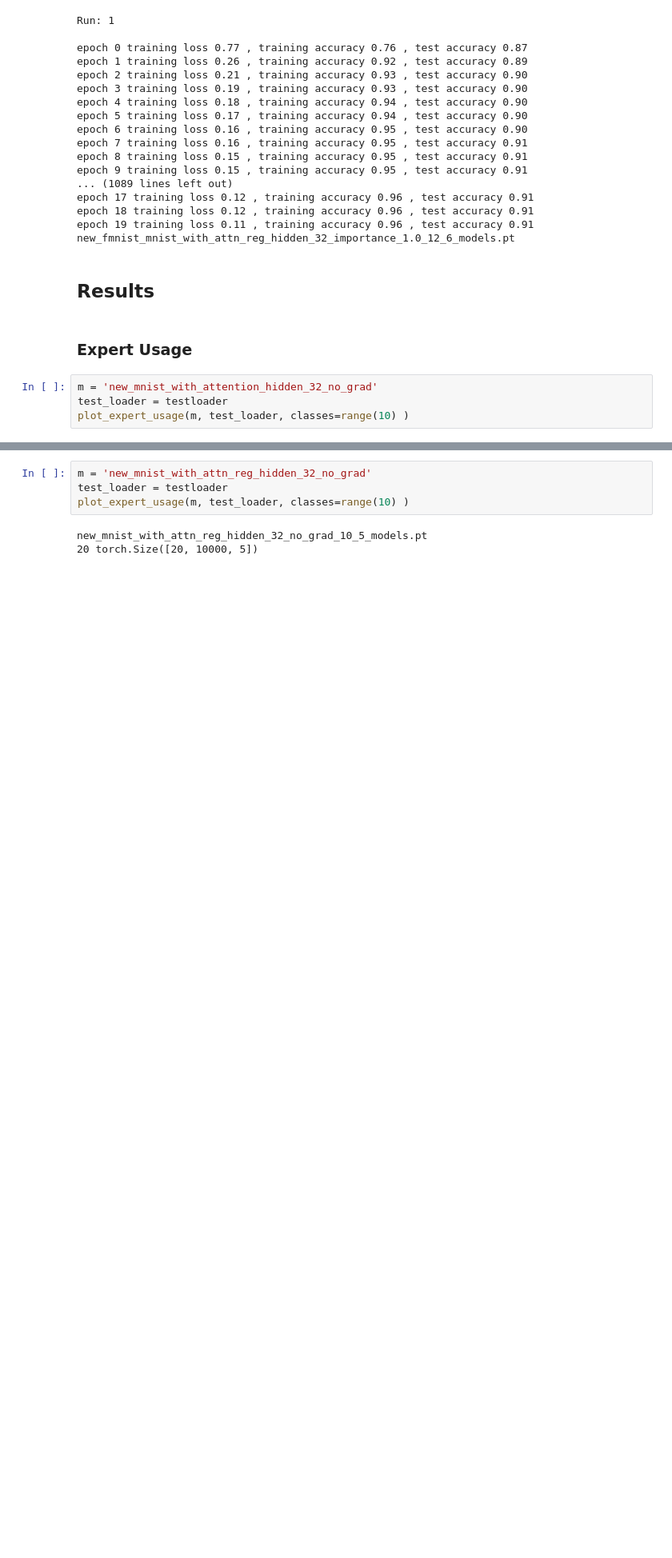
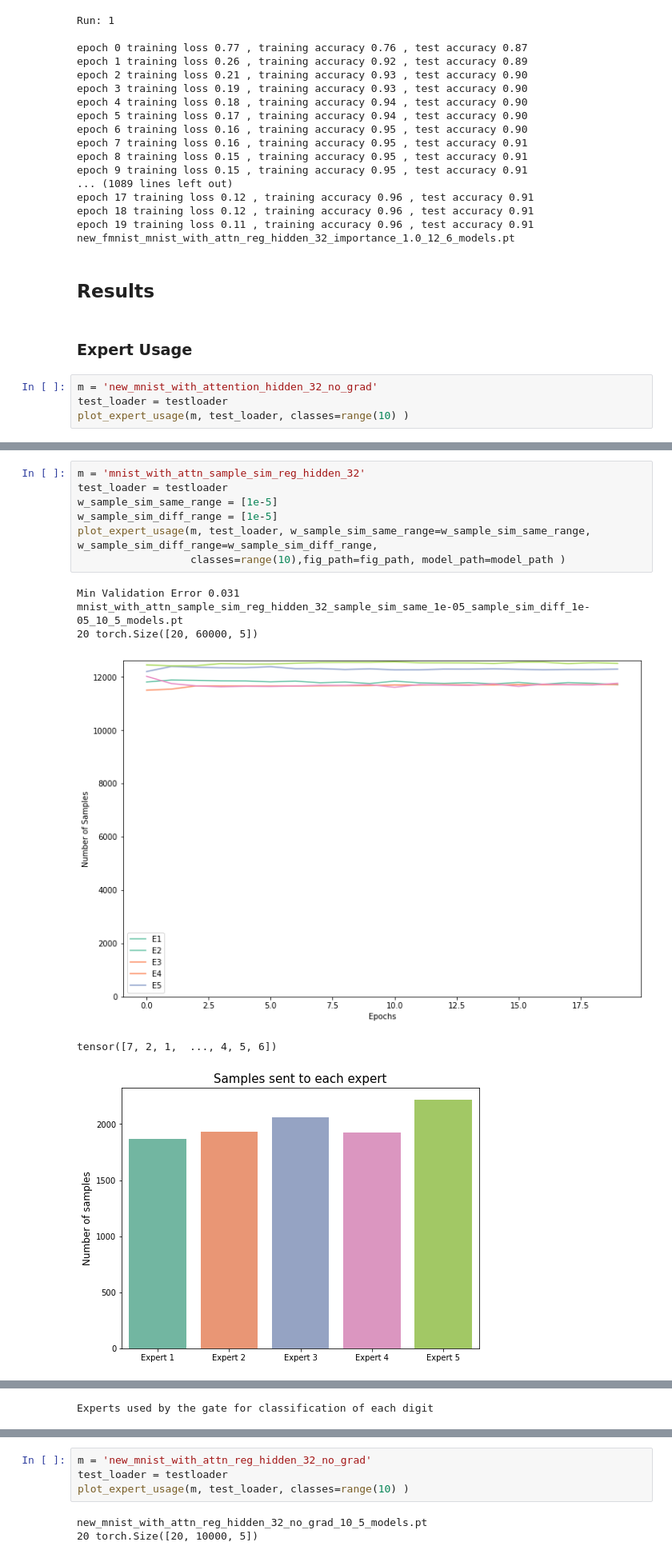
Before and after one commit to yamsgithub/modular_deep_learning, a Jupyter notebook: aaai_2022/notebooks/mnist_moe_with_attention.ipynb, the cells around one changed output, grey strips where cells are left out. Shown at 80% size. Cells and saved outputs as stored; diff of their text form; blank space fills up the shorter version.

```diff
--- a/aaai_2022/notebooks/mnist_moe_with_attention.ipynb
+++ b/aaai_2022/notebooks/mnist_moe_with_attention.ipynb
@@ -1343,0 +1209,14 @@ Experts used by the gate for classification of each digit
+# %%
+m = 'mnist_with_attn_sample_sim_reg_hidden_32'
+test_loader = testloader
+w_sample_sim_same_range = [1e-5]
+w_sample_sim_diff_range = [1e-5]
+plot_expert_usage(m, test_loader, w_sample_sim_same_range=w_sample_sim_same_range, w_sample_sim_diff_range=w_sample_sim_diff_range,
+                  classes=range(10),fig_path=fig_path, model_path=model_path )
+# %% [output]
+Min Validation Error 0.031
+mnist_with_attn_sample_sim_reg_hidden_32_sample_sim_same_1e-05_sample_sim_diff_1e-05_10_5_models.pt
+20 torch.Size([20, 60000, 5])
+[figure, added]
+tensor([7, 2, 1,  ..., 4, 5, 6])
+[figure, added]
@@ -1343,0 +1224 @@ Experts used by the gate for classification of each digit
+Experts used by the gate for classification of each digit
```
Also changed, not shown: parts of 74 cells of this notebook.
